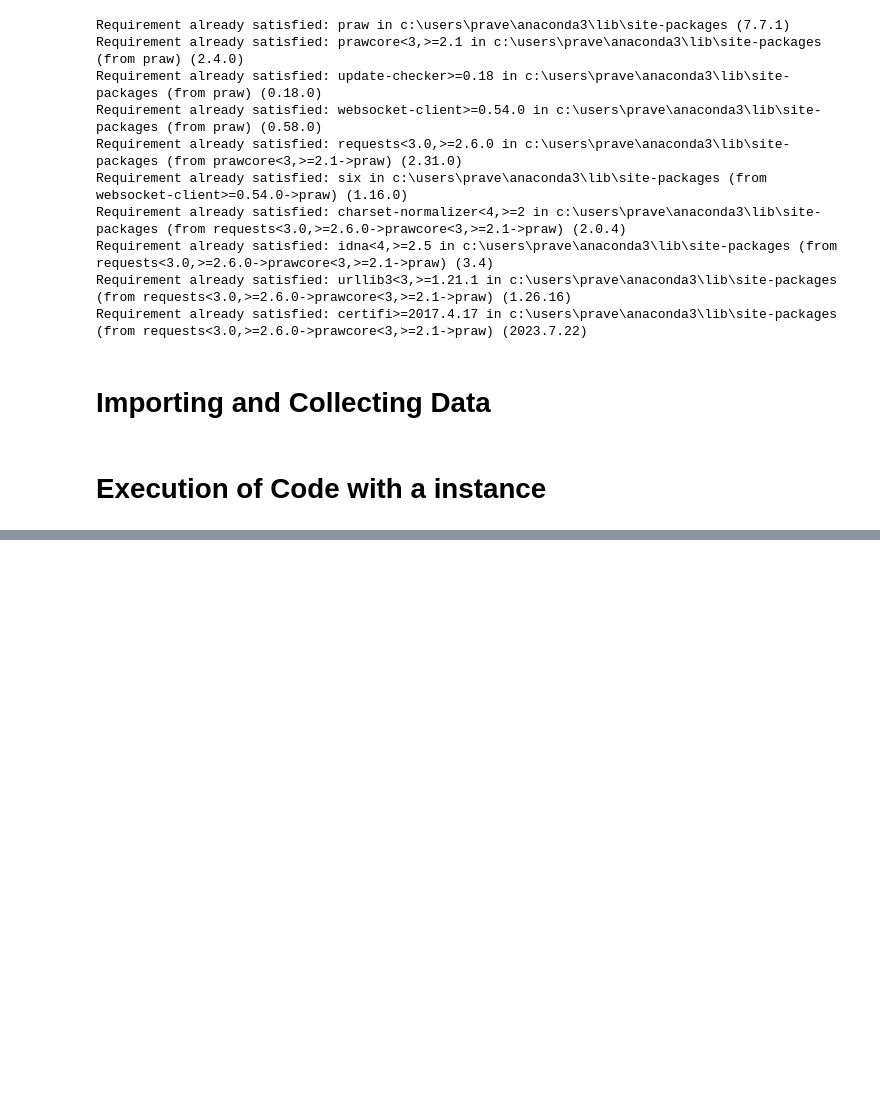
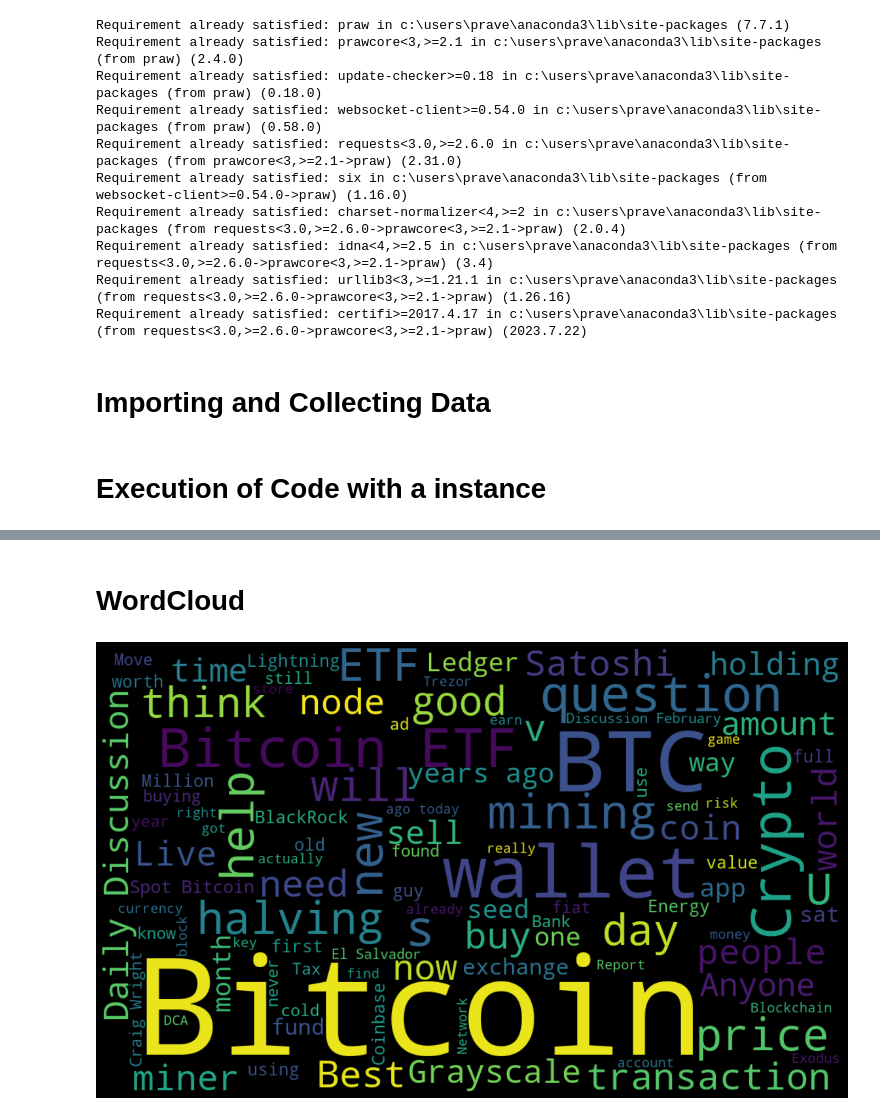
Before and after one commit to Praveen-Suryadevara/praveen-suryadevara, a Jupyter notebook: class3.ipynb, the cells around one changed output, grey strips where cells are left out. Drawn from its saved outputs; the diff is of its cells as text; code cells hidden in the pictures; blank space fills up the shorter version.

```diff
--- a/class3.ipynb
+++ b/class3.ipynb
@@ -53,0 +253,17 @@ https://www.reddit.com/r/Bitcoin/comments/16bm9de/bitcoin_newcomers_faq_please_r
+# %% [markdown]
+# WordCloud
+# %%
+text = ' '.join( [twts for twts in bitcoin_df['Titles']] ) #To join all tweet
+    # generate word cloud
+wordcloud = WordCloud(width=1000, height = 600,
+
+                      max_words = 100,
+                      stopwords = STOPWORDS,
+                      background_color="black").generate(text)
+
+  # Display the generated image:
+plt.figure( figsize=(20,10), facecolor='k' )
+plt.imshow(wordcloud, interpolation='bilinear')
+plt.axis("off");
+# %% [output]
+[figure, added]
```
Also changed, not shown: parts of 20 cells of this notebook.
